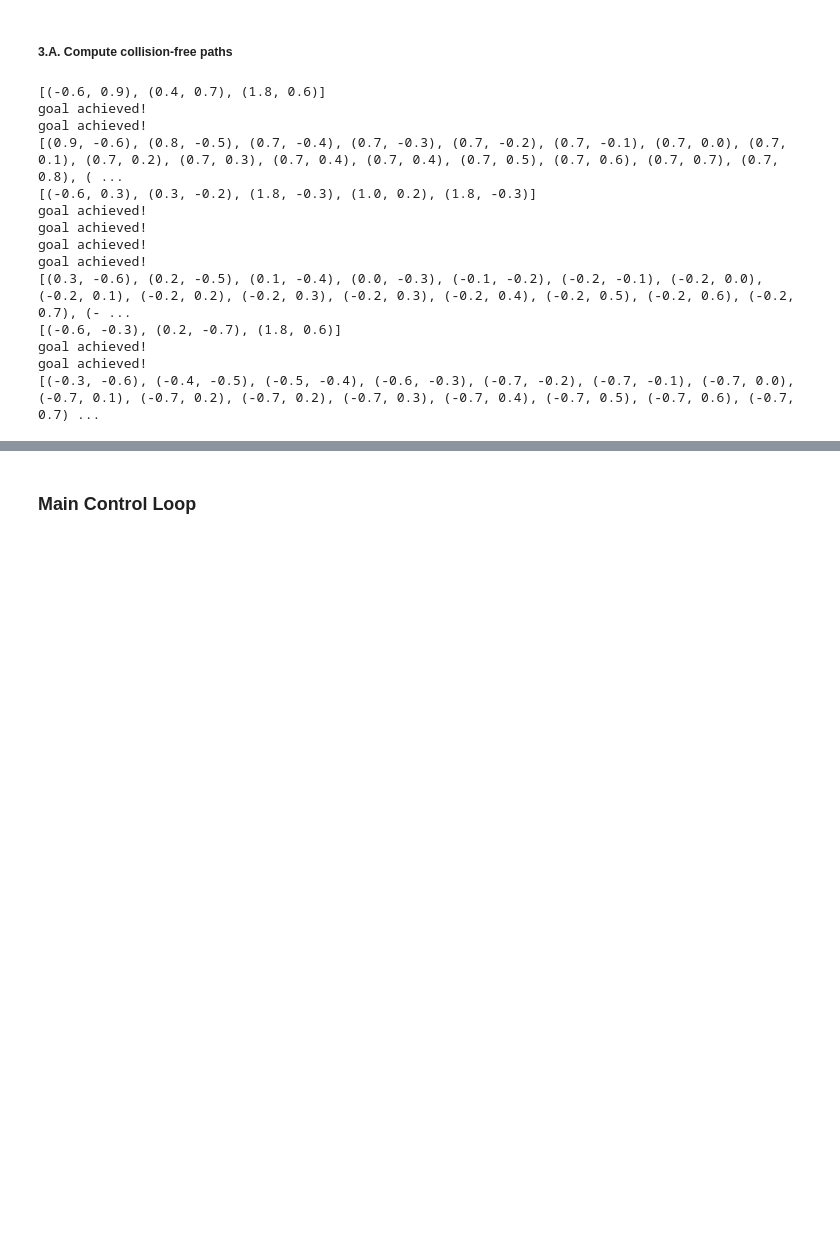
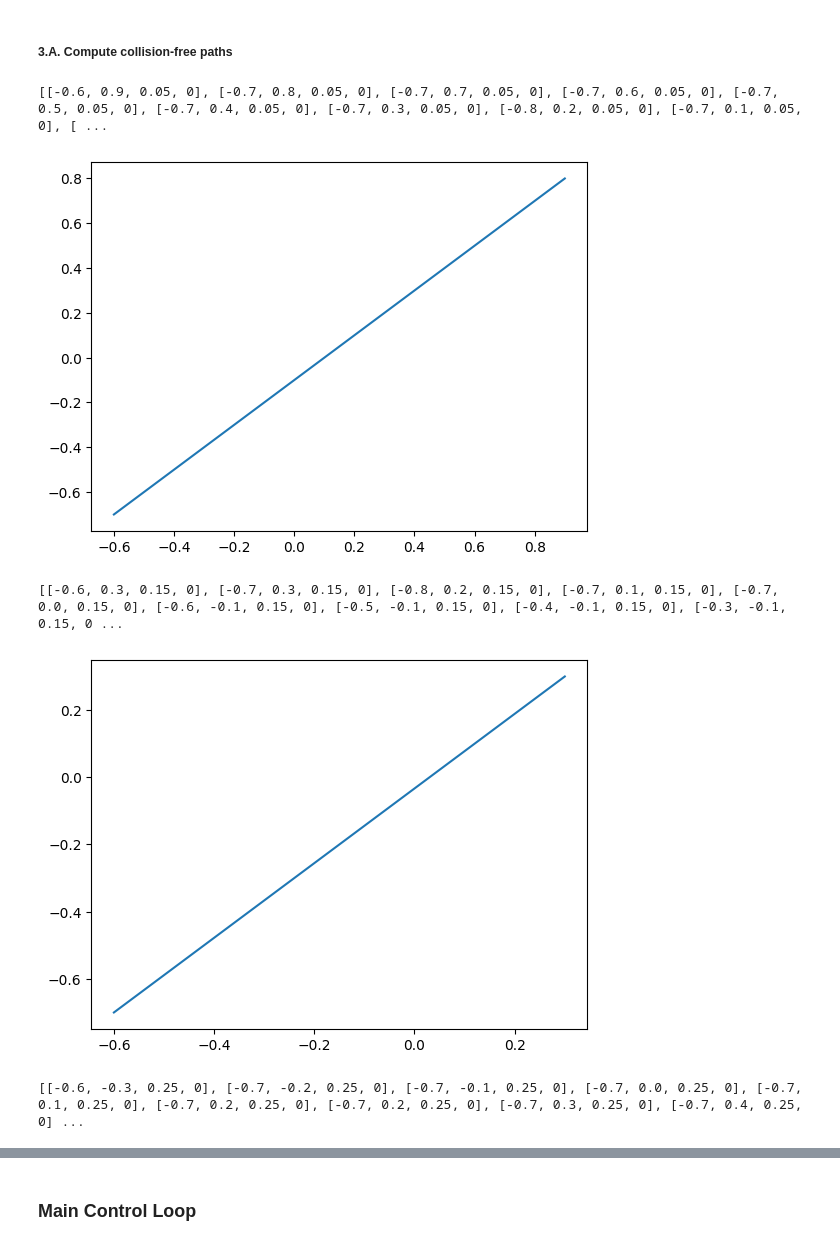
Before and after one commit to Olin-RoboSys/multi-agent-coordination-project-grant-kate, a Jupyter notebook: main.ipynb, the cells around one changed output, grey strips where cells are left out. Saved outputs shown, nothing was run; the diff lists cells and outputs as text; code cells hidden in the pictures; blank space fills up the shorter version.

```diff
--- a/main.ipynb
+++ b/main.ipynb
@@ -198,6 +198,8 @@ gcs.generate_agent_paths()
 from generate_map import base_map, agent_map
 from transform import transform_path
 from single_agent_astar import astar
+
+import matplotlib.pyplot as plt
 
 hover_height=0.05
 for agent_instance in agent_list:
@@ -217,47 +219,50 @@ for agent_instance in agent_list:
             agent_pois.append(pick_loc)
             drop_loc=(task.drop_loc.x,task.drop_loc.y)
             agent_pois.append(drop_loc)
     #If there is only a single task, the pick and drop locations are added directly
     else:
         pick_loc=(agent_task_list.pick_loc.x,agent_task_list.pick_loc.y)
         agent_pois.append(pick_loc)
         drop_loc=(agent_task_list.drop_loc.x,agent_task_list.drop_loc.y)
         agent_pois.append(drop_loc)
-    print(agent_pois)
+    # print(agent_pois)
 
     # making the path
     gen_map = base_map(env, pick_locs, drop_locs)
     ag_map = agent_map(gen_map, agent_pois)
 
     ag_path = []
     for i in range(len(agent_pois) - 1):
         x1 = int(agent_pois[i][0] * 10 + 9)
         x2 = int(agent_pois[i+1][0] * 10 + 9)
         y1 = int(agent_pois[i][1] * 10 + 9)
         y2 = int(agent_pois[i+1][1] * 10 + 9)
         ag_path += astar((y1, x1), (y2, x2), ag_map)
 
-    print(transform_path(ag_path))
+    path_2D = transform_path(ag_path)
 
-    agent_list[agent_instance]._trajectory = ag_path
+    path_3D = []
+    for point in path_2D:
+        path_3D.append([point[0], point[1], hover_height, 0])
+
+    agent_list[agent_instance]._trajectory = path_3D
+
+    print(agent_list[agent_instance]._trajectory)
+
+    hover_height += .1
+    hover_height = round(hover_height, 2)
+
+    plt.plot(path_2D[0], path_2D[1])
+    plt.show()
 
 
 
 # -----------------------------
 # Plotter
 # sim.init_plot()
 # %% [output]
-[(-0.6, 0.9), (0.4, 0.7), (1.8, 0.6)]
-goal achieved!
-goal achieved!
-[(0.9, -0.6), (0.8, -0.5), (0.7, -0.4), (0.7, -0.3), (0.7, -0.2), (0.7, -0.1), (0.7, 0.0), (0.7, 0.1), (0.7, 0.2), (0.7, 0.3), (0.7, 0.4), (0.7, 0.4), (0.7, 0.5), (0.7, 0.6), (0.7, 0.7), (0.7, 0.8), ( ...
-[(-0.6, 0.3), (0.3, -0.2), (1.8, -0.3), (1.0, 0.2), (1.8, -0.3)]
-goal achieved!
-goal achieved!
-goal achieved!
-goal achieved!
-[(0.3, -0.6), (0.2, -0.5), (0.1, -0.4), (0.0, -0.3), (-0.1, -0.2), (-0.2, -0.1), (-0.2, 0.0), (-0.2, 0.1), (-0.2, 0.2), (-0.2, 0.3), (-0.2, 0.3), (-0.2, 0.4), (-0.2, 0.5), (-0.2, 0.6), (-0.2, 0.7), (- ...
-[(-0.6, -0.3), (0.2, -0.7), (1.8, 0.6)]
-goal achieved!
-goal achieved!
-[(-0.3, -0.6), (-0.4, -0.5), (-0.5, -0.4), (-0.6, -0.3), (-0.7, -0.2), (-0.7, -0.1), (-0.7, 0.0), (-0.7, 0.1), (-0.7, 0.2), (-0.7, 0.2), (-0.7, 0.3), (-0.7, 0.4), (-0.7, 0.5), (-0.7, 0.6), (-0.7, 0.7) ...
+[[-0.6, 0.9, 0.05, 0], [-0.7, 0.8, 0.05, 0], [-0.7, 0.7, 0.05, 0], [-0.7, 0.6, 0.05, 0], [-0.7, 0.5, 0.05, 0], [-0.7, 0.4, 0.05, 0], [-0.7, 0.3, 0.05, 0], [-0.8, 0.2, 0.05, 0], [-0.7, 0.1, 0.05, 0], [ ...
+[figure, added]
+[[-0.6, 0.3, 0.15, 0], [-0.7, 0.3, 0.15, 0], [-0.8, 0.2, 0.15, 0], [-0.7, 0.1, 0.15, 0], [-0.7, 0.0, 0.15, 0], [-0.6, -0.1, 0.15, 0], [-0.5, -0.1, 0.15, 0], [-0.4, -0.1, 0.15, 0], [-0.3, -0.1, 0.15, 0 ...
+[figure, added]
+[[-0.6, -0.3, 0.25, 0], [-0.7, -0.2, 0.25, 0], [-0.7, -0.1, 0.25, 0], [-0.7, 0.0, 0.25, 0], [-0.7, 0.1, 0.25, 0], [-0.7, 0.2, 0.25, 0], [-0.7, 0.2, 0.25, 0], [-0.7, 0.3, 0.25, 0], [-0.7, 0.4, 0.25, 0] ...
```
Also changed, not shown: parts of 3 cells of this notebook.
